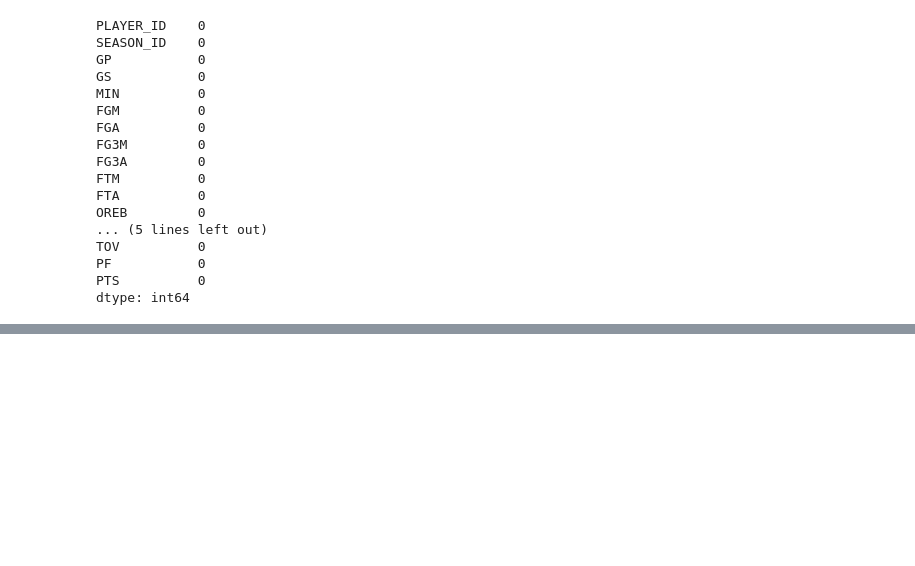
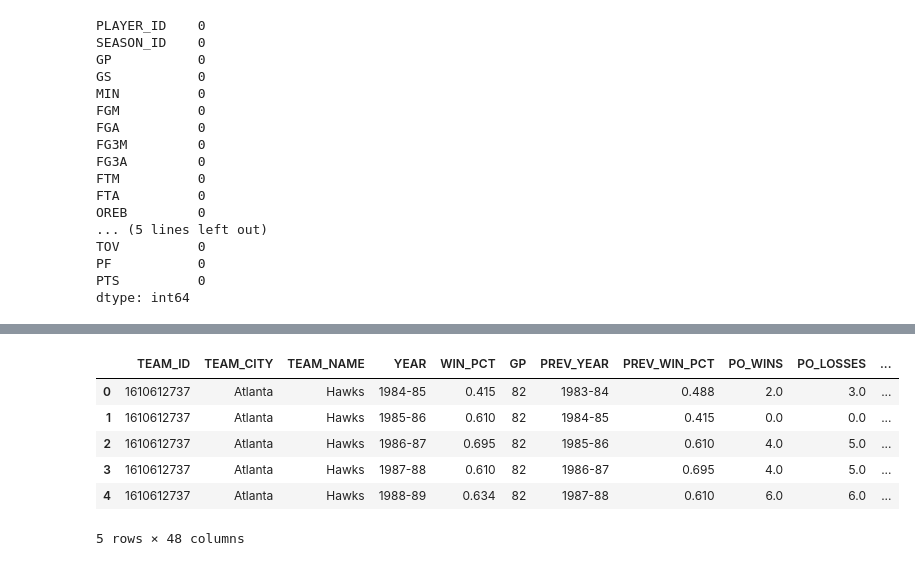
Before and after one commit to LarsShaq/Coursera_Capstone, a Jupyter notebook: NBA.ipynb, the cells around one changed output, grey strips where cells are left out. Saved outputs shown, nothing was run; the diff lists cells and outputs as text; code cells hidden in the pictures; blank space fills up the shorter version.

```diff
--- a/NBA.ipynb
+++ b/NBA.ipynb
@@ -375,0 +386,12 @@ new_df.columns
+# %%
+# Join summed_stats and before_season_df
+season_df = before_season_df.merge(summed_stats, on=["YEAR", "TEAM_ID"], how='left')
+season_df.head()
+# %% [output]
+|  | TEAM_ID | TEAM_CITY | TEAM_NAME | YEAR | WIN_PCT | GP | PREV_YEAR | PREV_WIN_PCT | PO_WINS | PO_LOSSES | ... |
+| 0 | 1610612737 | Atlanta | Hawks | 1984-85 | 0.415 | 82 | 1983-84 | 0.488 | 2.0 | 3.0 | ... |
+| 1 | 1610612737 | Atlanta | Hawks | 1985-86 | 0.610 | 82 | 1984-85 | 0.415 | 0.0 | 0.0 | ... |
+| 2 | 1610612737 | Atlanta | Hawks | 1986-87 | 0.695 | 82 | 1985-86 | 0.610 | 4.0 | 5.0 | ... |
+| 3 | 1610612737 | Atlanta | Hawks | 1987-88 | 0.610 | 82 | 1986-87 | 0.695 | 4.0 | 5.0 | ... |
+| 4 | 1610612737 | Atlanta | Hawks | 1988-89 | 0.634 | 82 | 1987-88 | 0.610 | 6.0 | 6.0 | ... |
+5 rows × 48 columns
```
Also changed, not shown: parts of 19 cells of this notebook.
